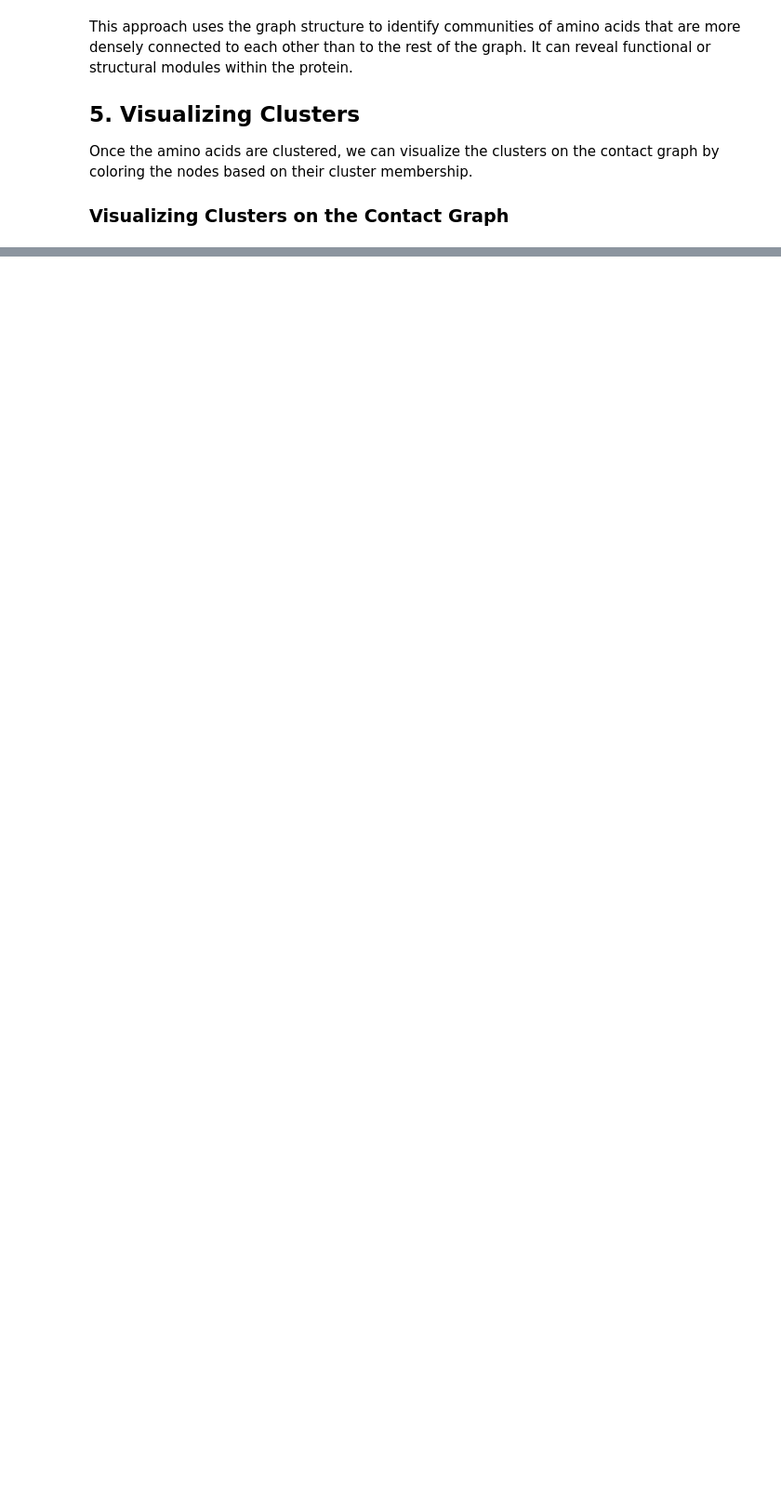
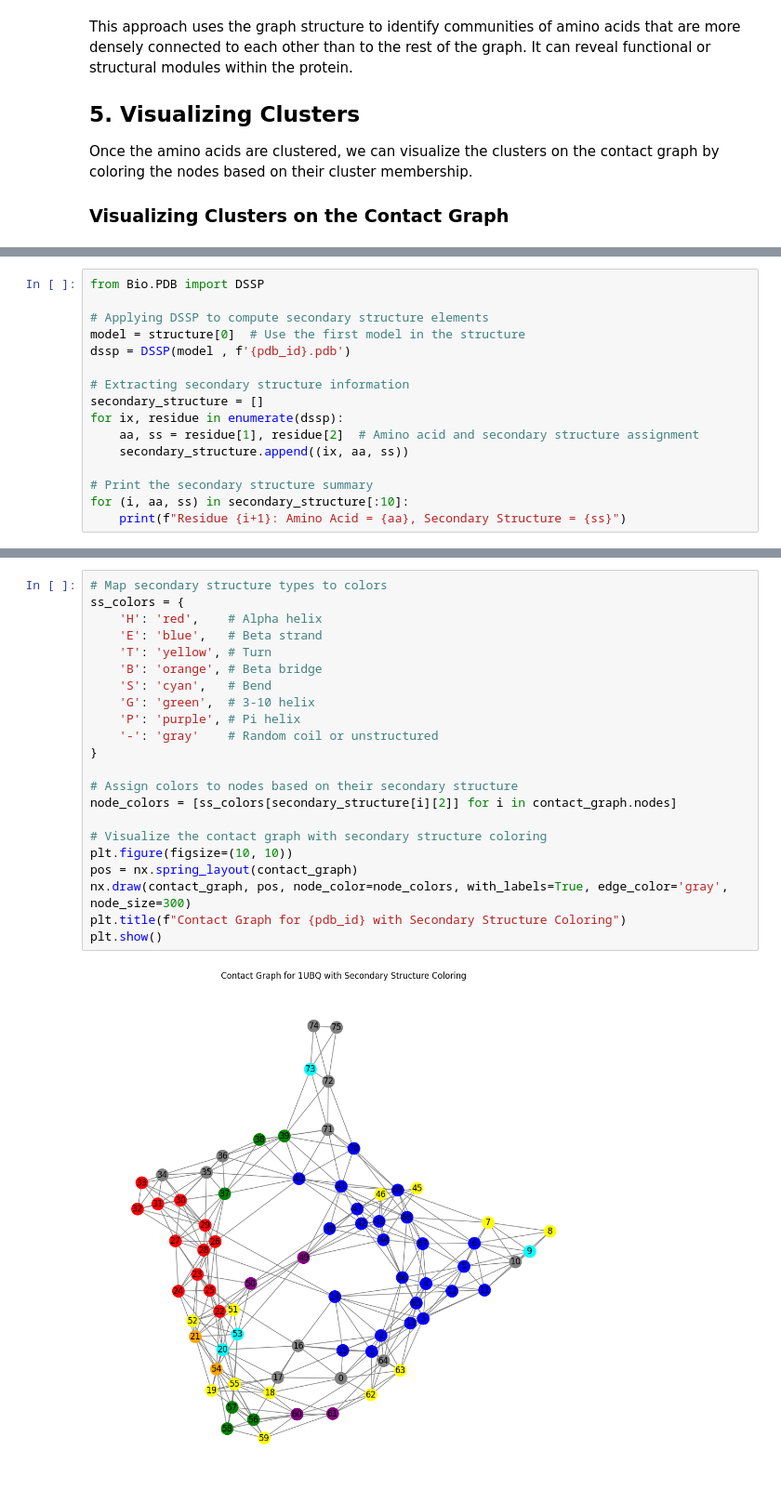
Before and after one commit to gokceuludogan/protein-ml-crash-course, a Jupyter notebook: Chapter_2_Protein_Structure_Contact_Graphs_and_Clustering.ipynb, the cells around one changed output, grey strips where cells are left out. Shown at 93% size. Drawn from its saved outputs; the diff is of its cells as text; blank space fills up the shorter version.

```diff
--- a/Chapter_2_Protein_Structure_Contact_Graphs_and_Clustering.ipynb
+++ b/Chapter_2_Protein_Structure_Contact_Graphs_and_Clustering.ipynb
@@ -186,0 +215,16 @@ visualize_clusters(contact_graph, clusters)
+# %%
+from Bio.PDB import DSSP
+
+# Applying DSSP to compute secondary structure elements
+model = structure[0]  # Use the first model in the structure
+dssp = DSSP(model , f'{pdb_id}.pdb')
+
+# Extracting secondary structure information
+secondary_structure = []
+for ix, residue in enumerate(dssp):
+    aa, ss = residue[1], residue[2]  # Amino acid and secondary structure assignment
+    secondary_structure.append((ix, aa, ss))
+
+# Print the secondary structure summary
+for (i, aa, ss) in secondary_structure[:10]:
+    print(f"Residue {i+1}: Amino Acid = {aa}, Secondary Structure = {ss}")
@@ -186,0 +247,24 @@ visualize_clusters(contact_graph, clusters)
+# %%
+# Map secondary structure types to colors
+ss_colors = {
+    'H': 'red',    # Alpha helix
+    'E': 'blue',   # Beta strand
+    'T': 'yellow', # Turn
+    'B': 'orange', # Beta bridge
+    'S': 'cyan',   # Bend
+    'G': 'green',  # 3-10 helix
+    'P': 'purple', # Pi helix
+    '-': 'gray'    # Random coil or unstructured
+}
+
+# Assign colors to nodes based on their secondary structure
+node_colors = [ss_colors[secondary_structure[i][2]] for i in contact_graph.nodes]
+
+# Visualize the contact graph with secondary structure coloring
+plt.figure(figsize=(10, 10))
+pos = nx.spring_layout(contact_graph)
+nx.draw(contact_graph, pos, node_color=node_colors, with_labels=True, edge_color='gray', node_size=300)
+plt.title(f"Contact Graph for {pdb_id} with Secondary Structure Coloring")
+plt.show()
+# %% [output]
+[figure, added]
```
Also changed, not shown: parts of 9 cells of this notebook.
